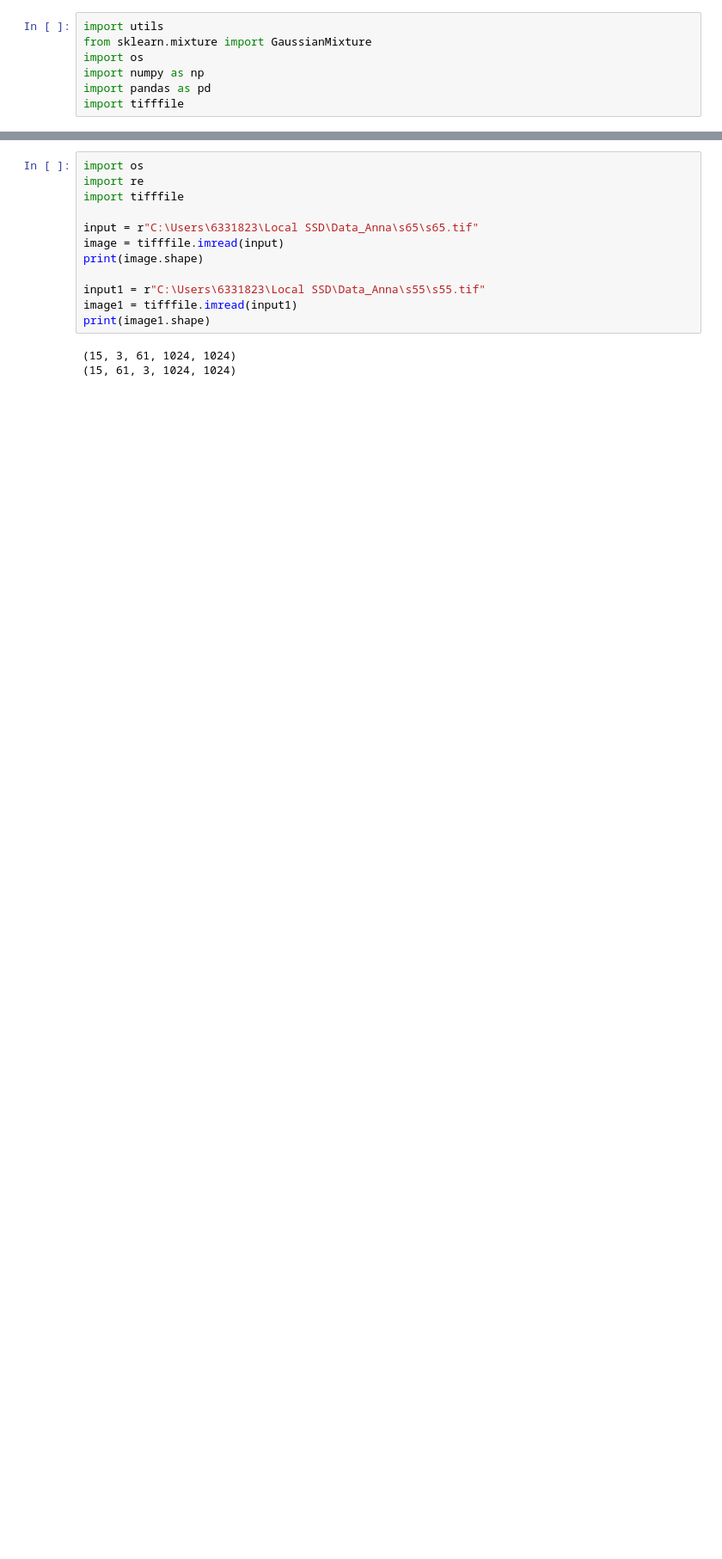
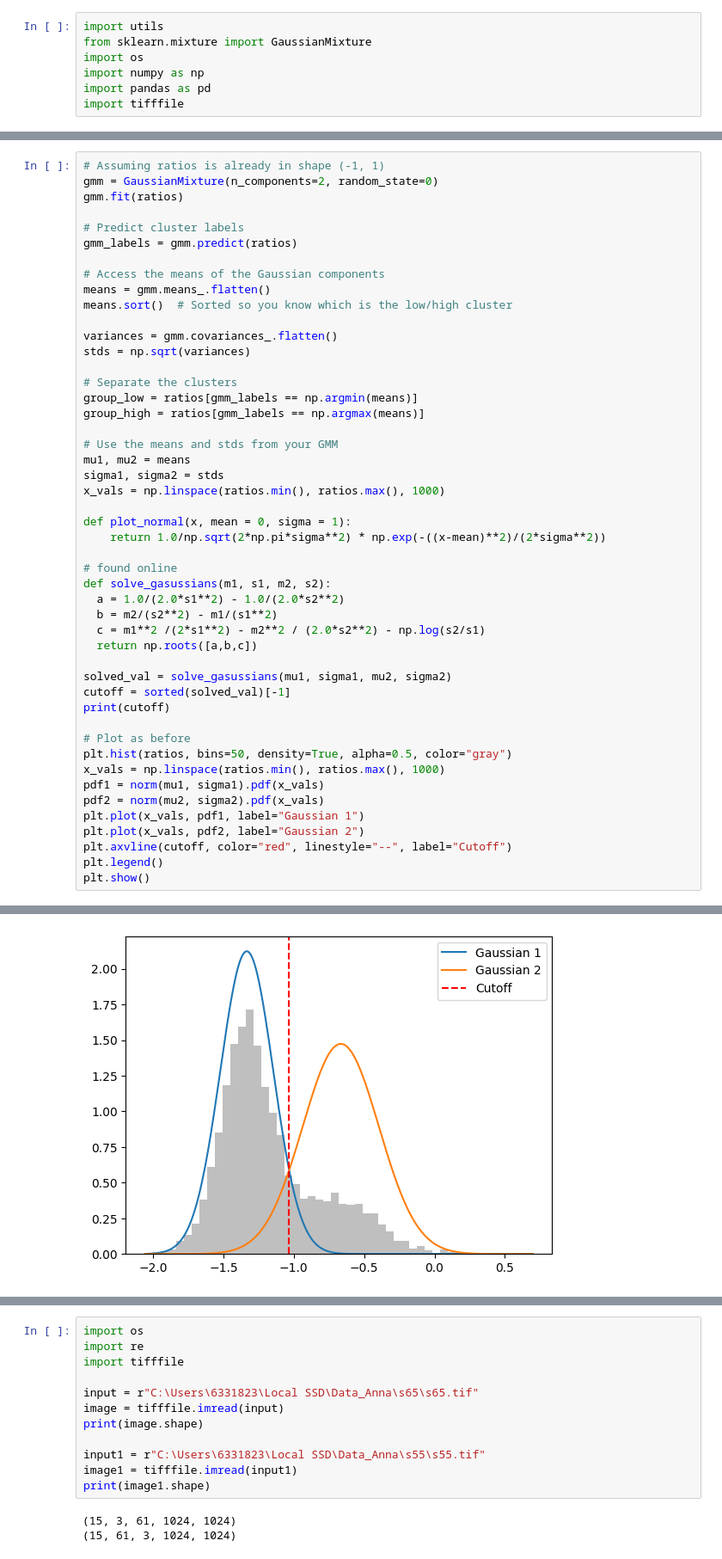
Before and after one commit to SuijkerbuijkLab/NucLogic, a Jupyter notebook: test.ipynb, the cells around one changed output, grey strips where cells are left out. Shown at 86% size. Drawn from its saved outputs; the diff is of its cells as text; blank space fills up the shorter version.

Commit message:
Changing cutoff calculation

```diff
--- a/test.ipynb
+++ b/test.ipynb
@@ -366,0 +300,49 @@ Frame 14:
+# %%
+# Assuming ratios is already in shape (-1, 1)
+gmm = GaussianMixture(n_components=2, random_state=0)
+gmm.fit(ratios)
+
+# Predict cluster labels
+gmm_labels = gmm.predict(ratios)
+
+# Access the means of the Gaussian components
+means = gmm.means_.flatten()
+means.sort()  # Sorted so you know which is the low/high cluster
+
+variances = gmm.covariances_.flatten()
+stds = np.sqrt(variances)
+
+# Separate the clusters
+group_low = ratios[gmm_labels == np.argmin(means)]
+group_high = ratios[gmm_labels == np.argmax(means)]
+
+# Use the means and stds from your GMM
+mu1, mu2 = means
+sigma1, sigma2 = stds
+x_vals = np.linspace(ratios.min(), ratios.max(), 1000)
+
+def plot_normal(x, mean = 0, sigma = 1):
+    return 1.0/np.sqrt(2*np.pi*sigma**2) * np.exp(-((x-mean)**2)/(2*sigma**2))
+
+# found online
+def solve_gasussians(m1, s1, m2, s2):
+  a = 1.0/(2.0*s1**2) - 1.0/(2.0*s2**2)
+  b = m2/(s2**2) - m1/(s1**2)
+  c = m1**2 /(2*s1**2) - m2**2 / (2.0*s2**2) - np.log(s2/s1)
+  return np.roots([a,b,c])
+
+solved_val = solve_gasussians(mu1, sigma1, mu2, sigma2)
+cutoff = sorted(solved_val)[-1]
+print(cutoff)
+
+# Plot as before
+plt.hist(ratios, bins=50, density=True, alpha=0.5, color="gray")
+x_vals = np.linspace(ratios.min(), ratios.max(), 1000)
+pdf1 = norm(mu1, sigma1).pdf(x_vals)
+pdf2 = norm(mu2, sigma2).pdf(x_vals)
+plt.plot(x_vals, pdf1, label="Gaussian 1")
+plt.plot(x_vals, pdf2, label="Gaussian 2")
+plt.axvline(cutoff, color="red", linestyle="--", label="Cutoff")
+plt.legend()
+plt.show()
+# %% [output]
@@ -366,0 +350 @@ Frame 14:
+[figure, added]
```
Also changed, not shown: parts of 9 cells of this notebook, 3 other files.
